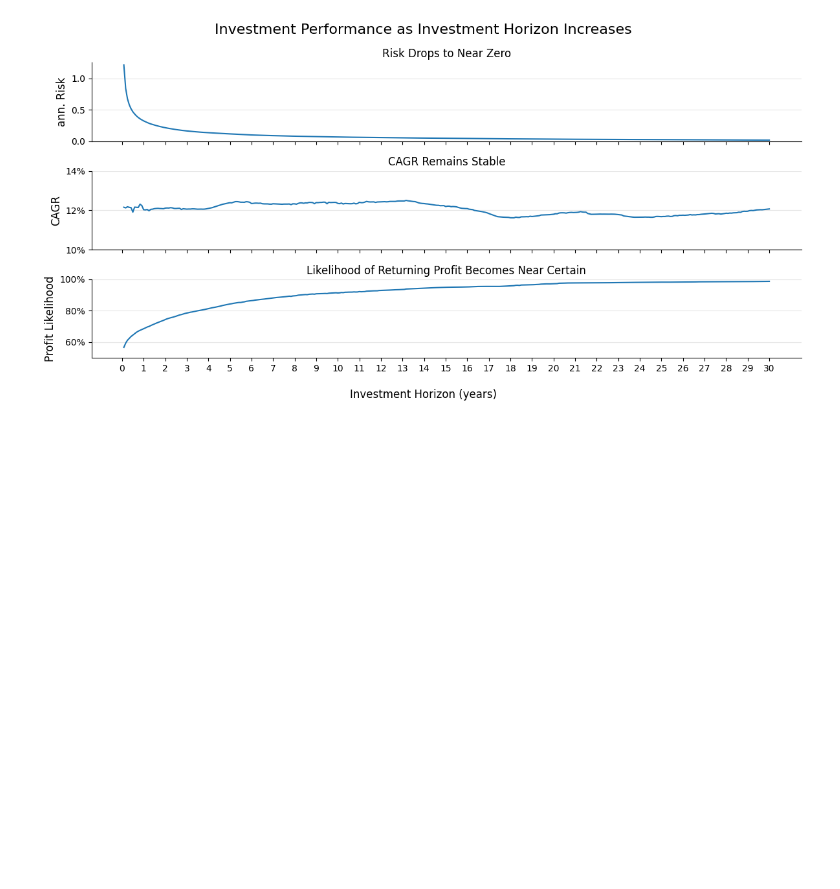
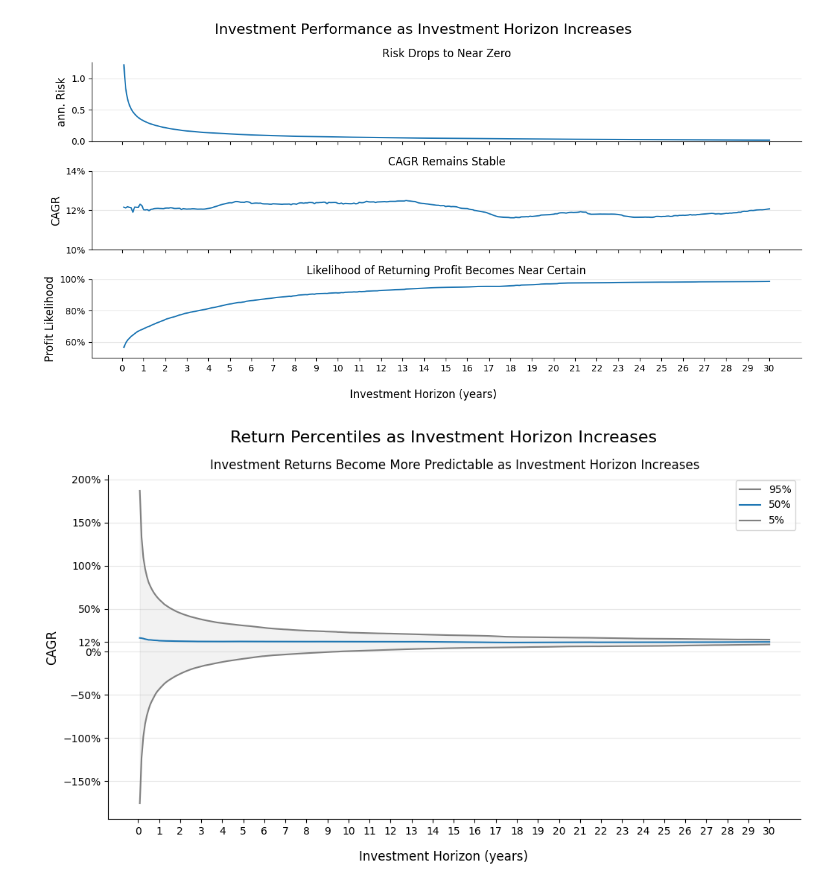
Before and after one commit to JamieW365/trading_algos, a Jupyter notebook: notebooks/optimization/time_diversification.ipynb, the cells around one changed output. Saved outputs shown, nothing was run; the diff lists cells and outputs as text; code cells hidden in the pictures; blank space fills up the shorter version.

```diff
--- a/notebooks/optimization/time_diversification.ipynb
+++ b/notebooks/optimization/time_diversification.ipynb
@@ -52,3 +57,0 @@ print(df_stocks.columns.get_level_values(1).nunique(), 'stocks')
-# %%
-log_prices = np.log(df_stocks.Close)
-ht(log_prices)
@@ -153,4 +57,0 @@ if num_empty_plots > 0:
-# %%
-# For the sake of this notebook I will drop all outliers
-# Usually would investigate further to decide which ones need dropping
-log_prices = log_prices.drop(columns=outliers)
@@ -277,0 +130,35 @@ df_summary[['5%', '50%', '95%']].iloc[12:].plot()
+# %%
+fig, ax = plt.subplots(figsize=(12, 6))
+
+fig.suptitle('Return Percentiles as Investment Horizon Increases', fontsize=16)
+fig.supxlabel('Investment Horizon (years)')
+
+ax.set_title('Investment Returns Become More Predictable as Investment Horizon Increases')
+ax.set_ylabel('CAGR',fontsize=12)
+
+ax.plot(df_summary['95%'], color='grey', label='95%')
+ax.plot(df_summary['50%'], label='50%')
+ax.plot(df_summary['5%'], color='grey', label='5%')
+
+ax.set_yticks(np.sort(np.append(ax.get_yticks(),df_summary['50%'].mean())))
+ax.yaxis.set_major_formatter(mtick.PercentFormatter(xmax=1.0, decimals=0))
+
+ax.set_xticks(np.arange(0,len(df_summary)))
+
+ax.axhline(y=df_summary['50%'].mean(), color='grey', linewidth=0.03)
+ax.fill_between(x=df_summary.index,
+                y1=df_summary['5%'],
+                y2=df_summary['95%'],
+                color='grey',
+                alpha=0.1)
+
+ax.legend()
+
+ax.spines[['top', 'right']].set_visible(False)
+ax.grid(axis='y', alpha=0.3)
+
+plt.xticks(ticks=np.arange(0, df_summary.index[-1]+1, 12),
+           labels=(np.arange(0, df_summary.index[-1]+1, 12)/12).astype(int))
+plt.show();
+# %% [output]
+[figure, added]
```
Also changed, not shown: parts of 31 cells of this notebook.
